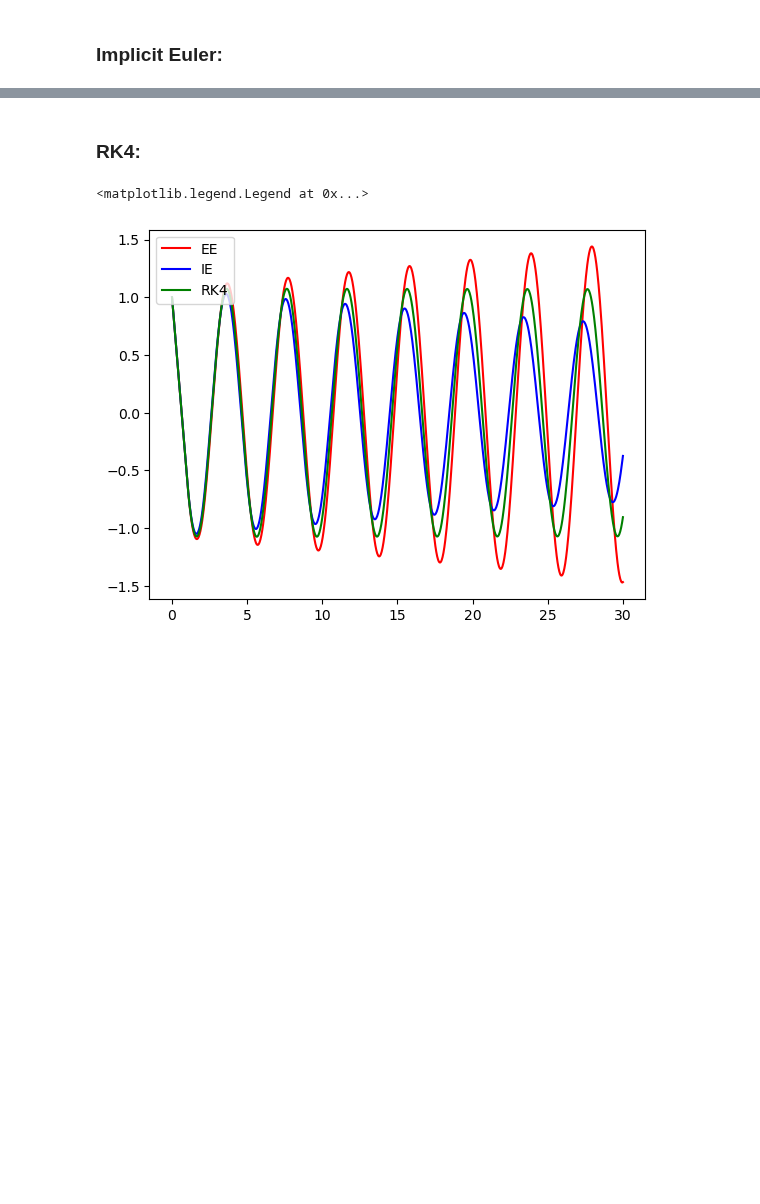
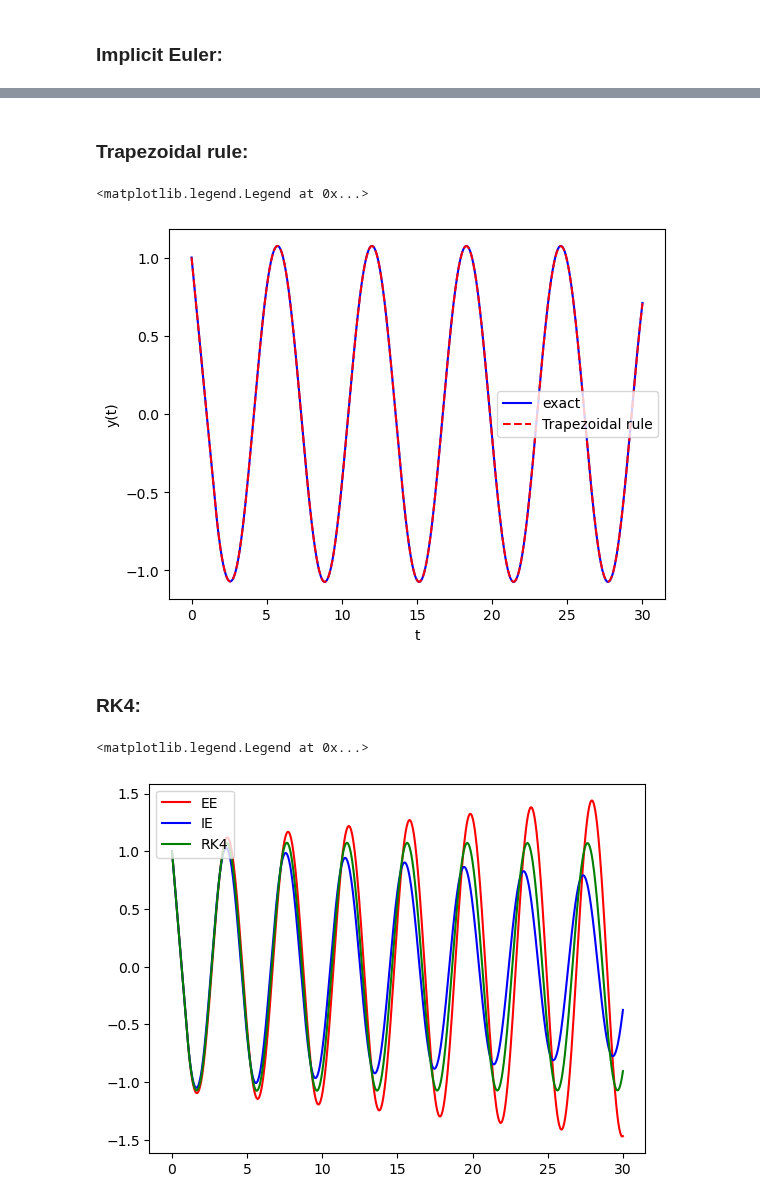
Before and after one commit to MartonBGyebnar/DDE_project, a Jupyter notebook: dde_numerical_methods.ipynb, the cells around one changed output, grey strips where cells are left out. Saved outputs shown, nothing was run; the diff lists cells and outputs as text; code cells hidden in the pictures; blank space fills up the shorter version.

Commit message:
Added Trapezoidal rule with linear interpolation

```diff
--- a/dde_numerical_methods.ipynb
+++ b/dde_numerical_methods.ipynb
@@ -165,3 +165,51 @@ plt.legend()
+# %% [markdown]
+### Trapezoidal rule:
+# %%
+def Trapezoidal(f, phi, t_0, t_f, tau, N, history=False):
+
+    ## Preliminaries
+    h = (t_f - t_0) / N
+    t = np.linspace(t_0, t_f, N+1)
+    y = np.zeros(len(t))
+    y[0] = phi(t_0)
+
+    ## EE with linear interpolation for delay term
+    for i in range(0, N):
+        if t[i] < tau:
+            y_impl = lambda x : -x + y[i] + h*f(t[i+1], x, phi(t[i+1] - tau))
+            y[i+1] = 1/2*(y[i] + h*f(t[i], y[i], phi(t[i] - tau))) + 1/2*fsolve(y_impl, [y[i]])[0]
+        else:
+            y_impl = lambda x : -x + y[i] + h*f(t[i+1], x, y_delayed(t, y, t[i+1] - tau))
+            y[i+1] = 1/2*(y[i] + h*f(t[i], y[i], y_delayed(t, y, t[i] - tau))) + 1/2*fsolve(y_impl, [y[i]])[0]
+
+    if history == True: ## Wether the solution should include the history (values on the interval [t_0 - tau, t_0])
+        t_hist = np.linspace(t_0-tau, t_0, int(N / (t_f // tau) + 1))
+        y_hist = np.array([phi(ti) for ti in t_hist])
+        t = np.concatenate((t_hist, t))
+        y = np.concatenate((y_hist, y))
+
+    return h, t, y
+# %%
+import matplotlib.pyplot as plt
+
+a = 1
+t_0 = 0
+t_f = 30
+tau = np.pi / 2
+N = 10**3
+
+h, t, y = Trapezoidal(simple(a), phi_0, t_0, t_f, tau, N, False)
+exact = simple_exact(a, t_0, t_f, tau, N)
+
+plt.plot(t, exact, color='blue', label='exact')
+plt.plot(t, y, 'r--', label='Trapezoidal rule')
+plt.xlabel('t')
+plt.ylabel('y(t)')
+plt.legend()
+#plt.plot(t, np.zeros(len(t)), color='black')
+# %% [output]
+<matplotlib.legend.Legend at 0x...>
+[figure, added]
 # %% [markdown]
 ### RK4:
 # %%
```
Also changed, not shown: parts of 5 cells of this notebook.
